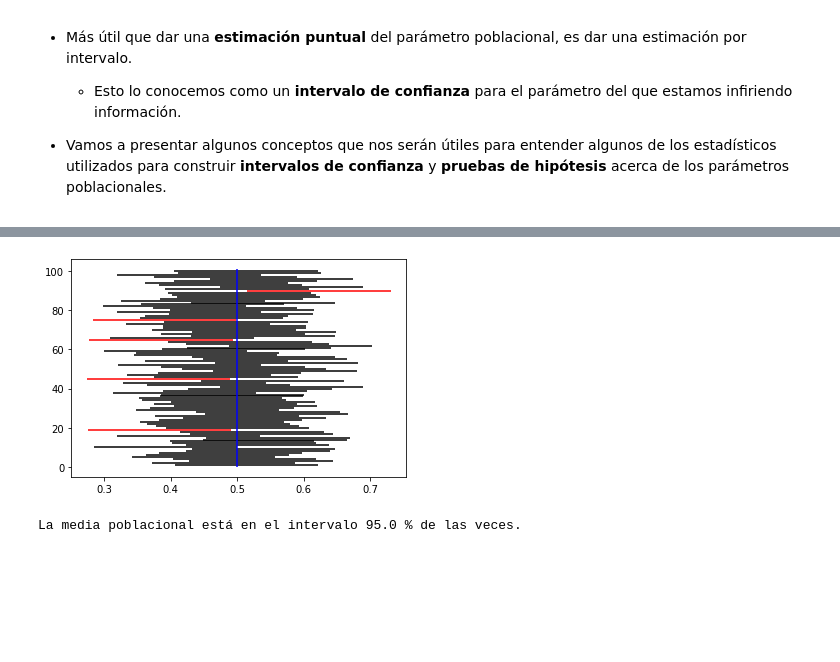
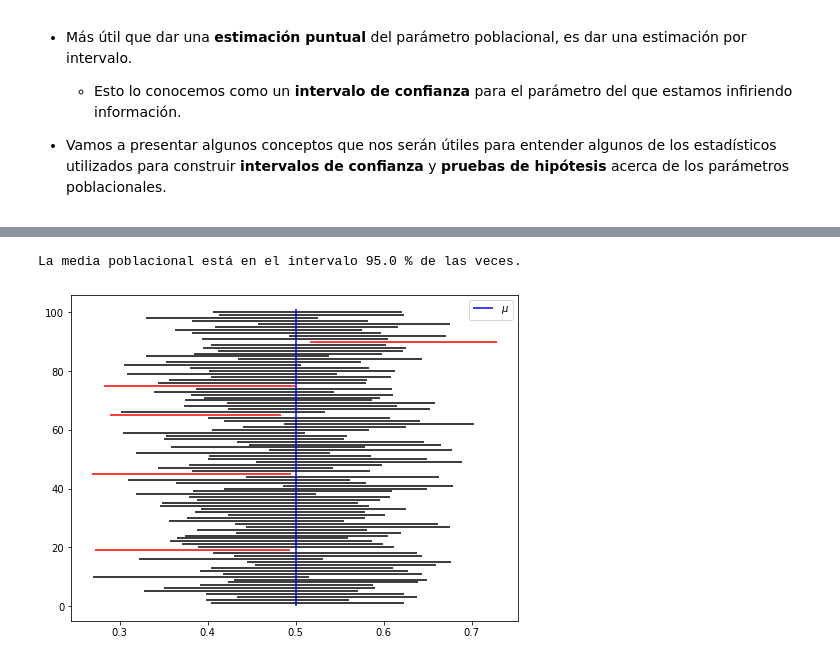
Before and after one commit to marsgr6/EN-online, a Jupyter notebook: statistical_inference.ipynb, the cells around one changed output, grey strips where cells are left out. Drawn from its saved outputs; the diff is of its cells as text; code cells hidden in the pictures; blank space fills up the shorter version.

```diff
--- a/statistical_inference.ipynb
+++ b/statistical_inference.ipynb
@@ -426,40 +819,54 @@ $$
 # %%
 from scipy.stats import t
 
-size = 100
-n = 30
+size = 100  # número de veces que calcularemos el IC
+n = 30  # tamaño de muestra
+alpha = 0.05
+df = n - 1  # grados de libertad para t
 
+# Estamos muestreando la distribución uniforme estándar
 a, b = 0, 1
-mu = (a+b)/2
-s2 = (b-a)**2 / 12
+mu = (a+b)/2  # mu: media poblacional
 
 # fijamos una semilla para tener reproducibilidad de los resultados
 np.random.seed(7)
 
 U = uniform.rvs(a, b-a, size=(size,n))  # uniform rvs
-Um = np.mean(U, axis=1)  # mean of sample of size n
+Um = np.mean(U, axis=1)  # media muestral
+Us = np.std(U, ddof=1, axis=1)  # varianza muestral
+se = Us / np.sqrt(n)  # error estándar
 
-ICU = Um + t.ppf(0.975, n-1)*np.sqrt(s2 / n)
-ICL = Um - t.ppf(0.975, n-1)*np.sqrt(s2 / n)
+ICL, ICU = t.interval(1-alpha, df, loc=Um, scale=se)  # Intervalo de confianza
 
-ci = np.vstack([ICL, ICU]).transpose()
-cont = np.where(np.logical_and(ci[:,0]<0.5, ci[:,1]>0.5))[0]
+CI = np.vstack([ICL, ICU]).transpose()  # unimos ICL, ICU en 2 columnas
+# comprobamos que mu está en el intervalo
+# para esto debe cumplirse que limite inferior < mu y límite superior mayor que mu
+# np.logical_and(CI[:,0] < mu, CI[:,1] > mu)
+# ubicamos los índices donde se cumple la condición anterior
+# np.where(condicion)[]
+cont = np.where(np.logical_and(CI[:,0] < mu, CI[:,1] > mu))[0]
 
-for pos,limits in enumerate(ci):
-    if pos in cont:
-        col = 'k'
-    else:
-        col = 'r'
-    plt.hlines(pos+1, limits[0], limits[1], colors=col)
+plt.figure(figsize=(8,6))
 
-plt.vlines(mu, 0, size+1, colors='b')
-plt.show()
+# Graficamos cada intervalo como una línea horizontal
+# Si el intervalo contiene la media poblacinal mu es negro
+# rojo en caso contrario
+for pos, limits in enumerate(CI):
+    if pos in cont:  # está dentro del intervalo
+        col = 'k'  # color negro
+    else:  # está fuera del intervalo
+        col = 'r'  # color rojo
+    plt.hlines(pos+1, limits[0], limits[1], colors=col)  # línea horizontal
 
-# Let's count how many times the interval contains the true mean
+plt.vlines(mu, 0, size+1, colors='b', label=r"$\mu$")
+plt.legend()
+
+# Contemos cuantas veces el intervalo contiene la media poblacional
+# Si el intervalo (lineal horizontal) contiene la media, este se intersecta con la línea vertical azul
 print("La media poblacional está en el intervalo", np.shape(cont)[0]/size*100, "% de las veces.")
 # %% [output]
+La media poblacional está en el intervalo 95.0 % de las veces.
-[figure, old version]
+[figure, new version]
-La media poblacional está en el intervalo 95.0 % de las veces.
 # %% [markdown]
 - En la figura arriba, podemos observar 100 repeticiones de la construcción de un intervalo de confianza para la media.
 
```
Also changed, not shown: parts of 25 cells of this notebook.
